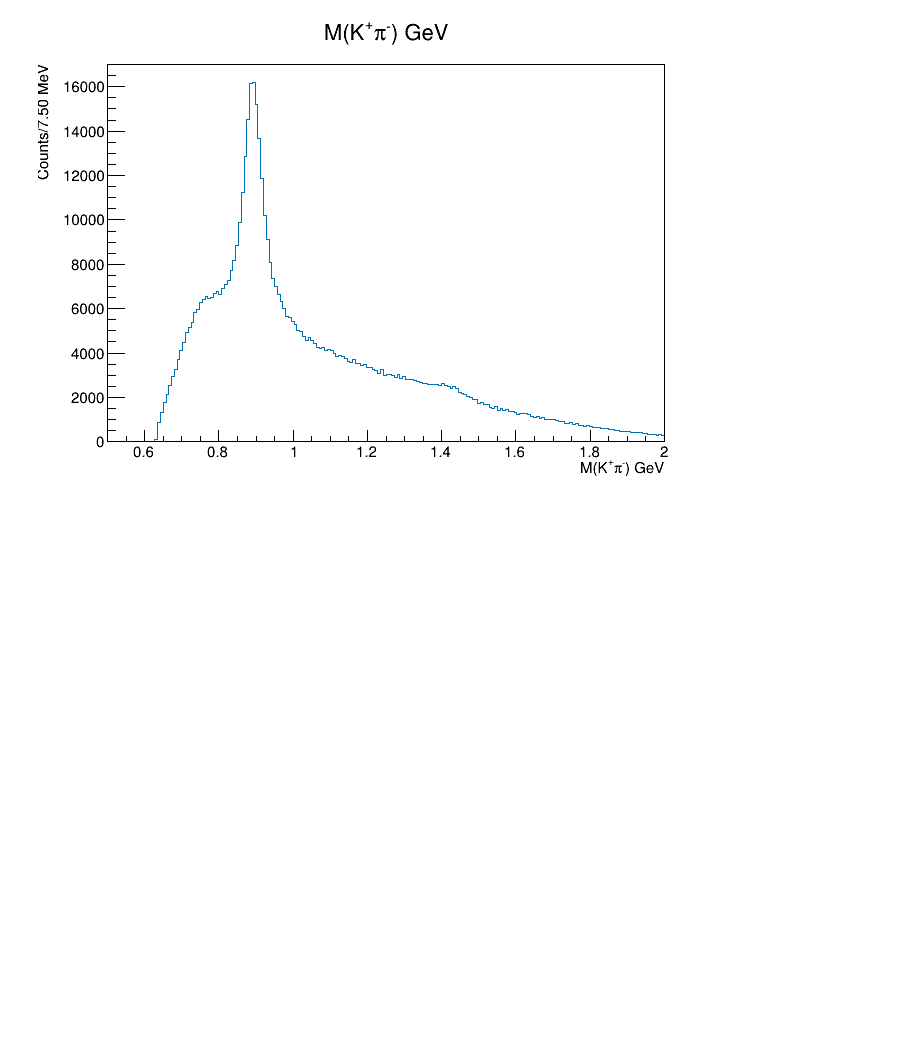
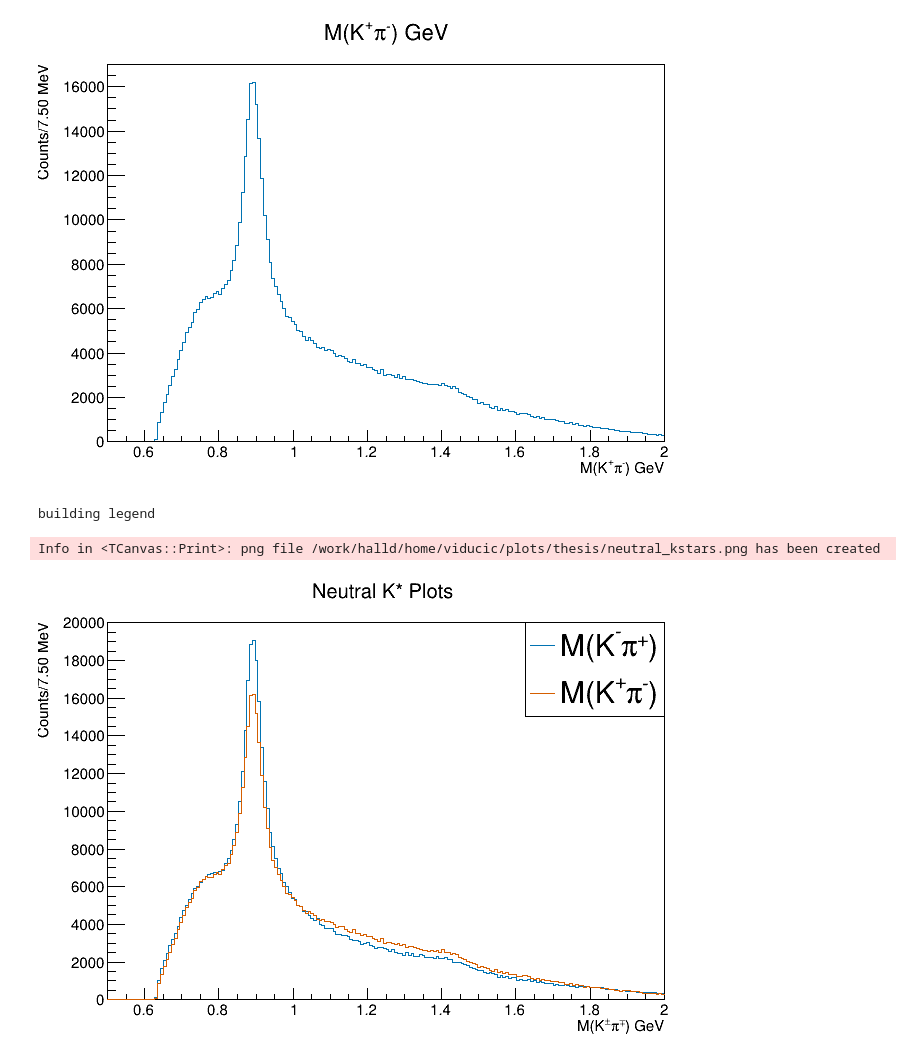
Before and after one commit to tylerviducic/gluex, a Jupyter notebook: scripts/plotting/thesis_plotter.ipynb, the cells around one changed output. Saved outputs shown, nothing was run; the diff lists cells and outputs as text; code cells hidden in the pictures; blank space fills up the shorter version.

Commit message:
added legend

```diff
--- a/scripts/plotting/thesis_plotter.ipynb
+++ b/scripts/plotting/thesis_plotter.ipynb
@@ -294,7 +294,14 @@ Info in <TCanvas::Print>: png file /work/halld/home/viducic/plots/thesis/kstar_z
 # %%
 hist_kstar_zero_pipkmks.SetTitle("Neutral K* Plots")
 hist_kstar_zero_pipkmks.GetXaxis().SetTitle('M(K^{#pm}#pi^{#mp}) GeV')
 hist_kstar_zero_pimkpks.SetLineColor(ROOT.TColor.GetColor(ct.COLORBLIND_HEX_DICT['red']))
 hist_kstar_zero_pipkmks.Draw()
 hist_kstar_zero_pimkpks.Draw('same')
 legend = plotter.build_legend([hist_kstar_zero_pipkmks, hist_kstar_zero_pimkpks], labels=['M(K^{-}#pi^{+})', 'M(K^{+}#pi^{-})'])
+legend.Draw()
+c.Draw()
+plotter.save_plot(c, 'neutral_kstars')
+# %% [output]
+building legend
+Info in <TCanvas::Print>: png file /work/halld/home/viducic/plots/thesis/neutral_kstars.png has been created
+[figure, added]
```
